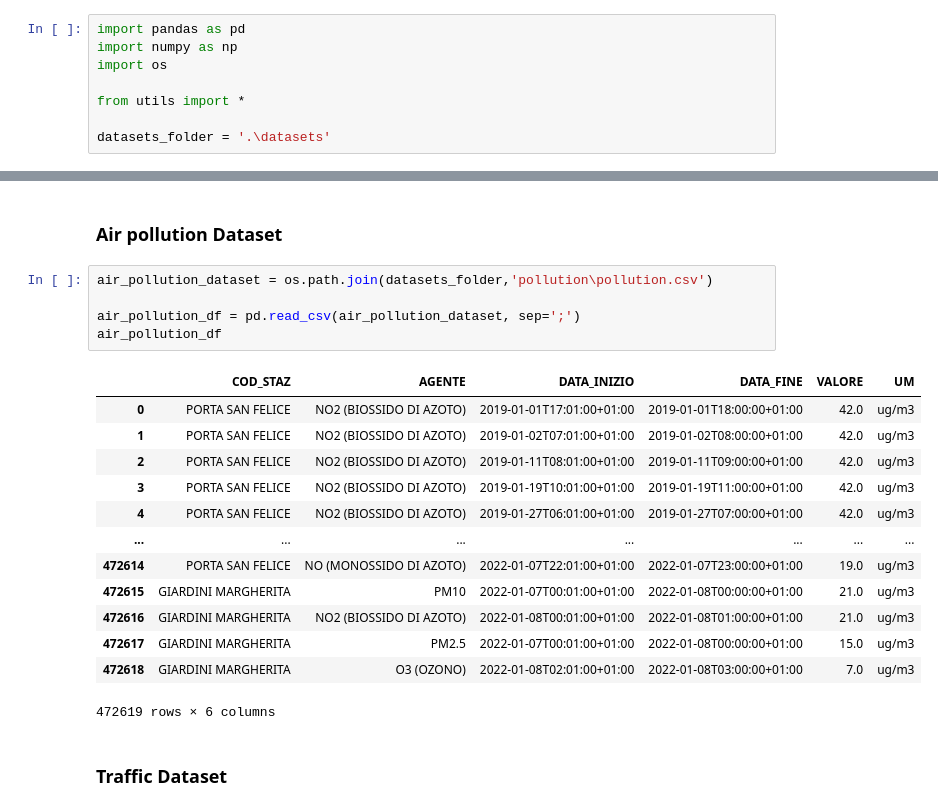
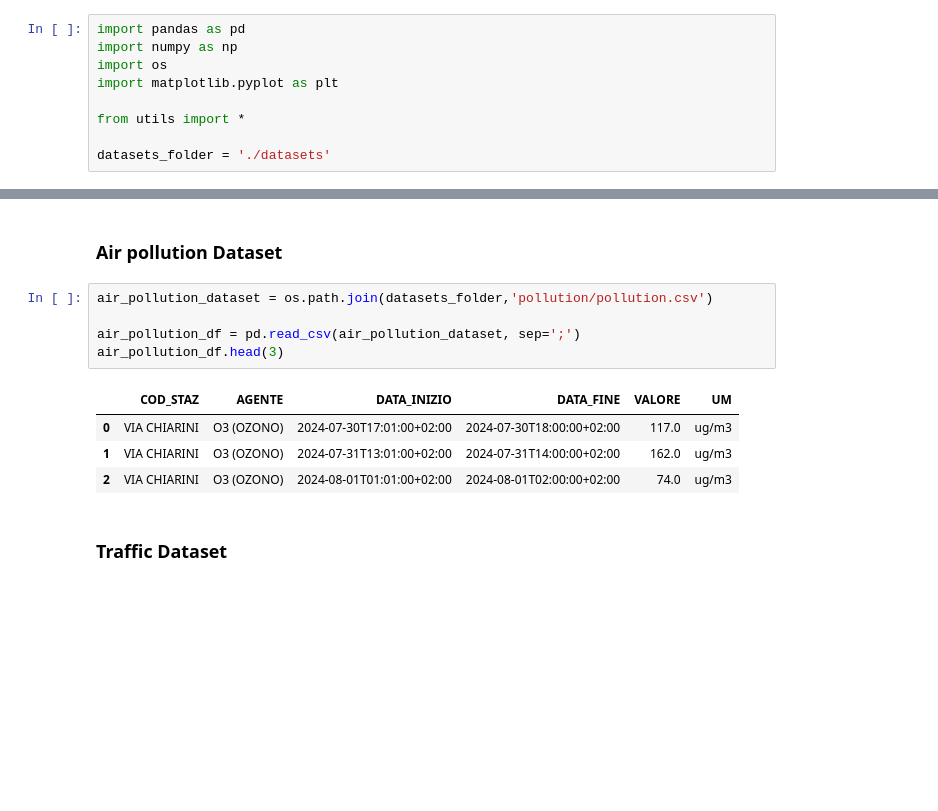
Before and after one commit to davidesonno/AII-project, a Jupyter notebook: air-pollution-estimation.ipynb, the cells around one changed output, grey strips where cells are left out. Saved outputs shown, nothing was run; the diff lists cells and outputs as text; blank space fills up the shorter version.

```diff
--- a/air-pollution-estimation.ipynb
+++ b/air-pollution-estimation.ipynb
@@ -4,33 +4,25 @@
 import pandas as pd
 import numpy as np
 import os
+import matplotlib.pyplot as plt
 
 from utils import *
 
-datasets_folder = '.\datasets'
+datasets_folder = './datasets'
 # %% [markdown]
 ## Dataframe creation
 # %% [markdown]
 ### Air pollution Dataset
 # %%
-air_pollution_dataset = os.path.join(datasets_folder,'pollution\pollution.csv')
+air_pollution_dataset = os.path.join(datasets_folder,'pollution/pollution.csv')
 
 air_pollution_df = pd.read_csv(air_pollution_dataset, sep=';')
-air_pollution_df
+air_pollution_df.head(3)
 # %% [output]
 |  | COD_STAZ | AGENTE | DATA_INIZIO | DATA_FINE | VALORE | UM |
-| 0 | PORTA SAN FELICE | NO2 (BIOSSIDO DI AZOTO) | 2019-01-01T17:01:00+01:00 | 2019-01-01T18:00:00+01:00 | 42.0 | ug/m3 |
-| 1 | PORTA SAN FELICE | NO2 (BIOSSIDO DI AZOTO) | 2019-01-02T07:01:00+01:00 | 2019-01-02T08:00:00+01:00 | 42.0 | ug/m3 |
-| 2 | PORTA SAN FELICE | NO2 (BIOSSIDO DI AZOTO) | 2019-01-11T08:01:00+01:00 | 2019-01-11T09:00:00+01:00 | 42.0 | ug/m3 |
-| 3 | PORTA SAN FELICE | NO2 (BIOSSIDO DI AZOTO) | 2019-01-19T10:01:00+01:00 | 2019-01-19T11:00:00+01:00 | 42.0 | ug/m3 |
-| 4 | PORTA SAN FELICE | NO2 (BIOSSIDO DI AZOTO) | 2019-01-27T06:01:00+01:00 | 2019-01-27T07:00:00+01:00 | 42.0 | ug/m3 |
-| ... | ... | ... | ... | ... | ... | ... |
-| 472614 | PORTA SAN FELICE | NO (MONOSSIDO DI AZOTO) | 2022-01-07T22:01:00+01:00 | 2022-01-07T23:00:00+01:00 | 19.0 | ug/m3 |
-| 472615 | GIARDINI MARGHERITA | PM10 | 2022-01-07T00:01:00+01:00 | 2022-01-08T00:00:00+01:00 | 21.0 | ug/m3 |
-| 472616 | GIARDINI MARGHERITA | NO2 (BIOSSIDO DI AZOTO) | 2022-01-08T00:01:00+01:00 | 2022-01-08T01:00:00+01:00 | 21.0 | ug/m3 |
-| 472617 | GIARDINI MARGHERITA | PM2.5 | 2022-01-07T00:01:00+01:00 | 2022-01-08T00:00:00+01:00 | 15.0 | ug/m3 |
-| 472618 | GIARDINI MARGHERITA | O3 (OZONO) | 2022-01-08T02:01:00+01:00 | 2022-01-08T03:00:00+01:00 | 7.0 | ug/m3 |
+| 0 | VIA CHIARINI | O3 (OZONO) | 2024-07-30T17:01:00+02:00 | 2024-07-30T18:00:00+02:00 | 117.0 | ug/m3 |
+| 1 | VIA CHIARINI | O3 (OZONO) | 2024-07-31T13:01:00+02:00 | 2024-07-31T14:00:00+02:00 | 162.0 | ug/m3 |
+| 2 | VIA CHIARINI | O3 (OZONO) | 2024-08-01T01:01:00+02:00 | 2024-08-01T02:00:00+02:00 | 74.0 | ug/m3 |
-472619 rows × 6 columns
 # %% [markdown]
 ### Traffic Dataset
 # %%
```
Also changed, not shown: parts of 22 cells of this notebook, 2 other files.
